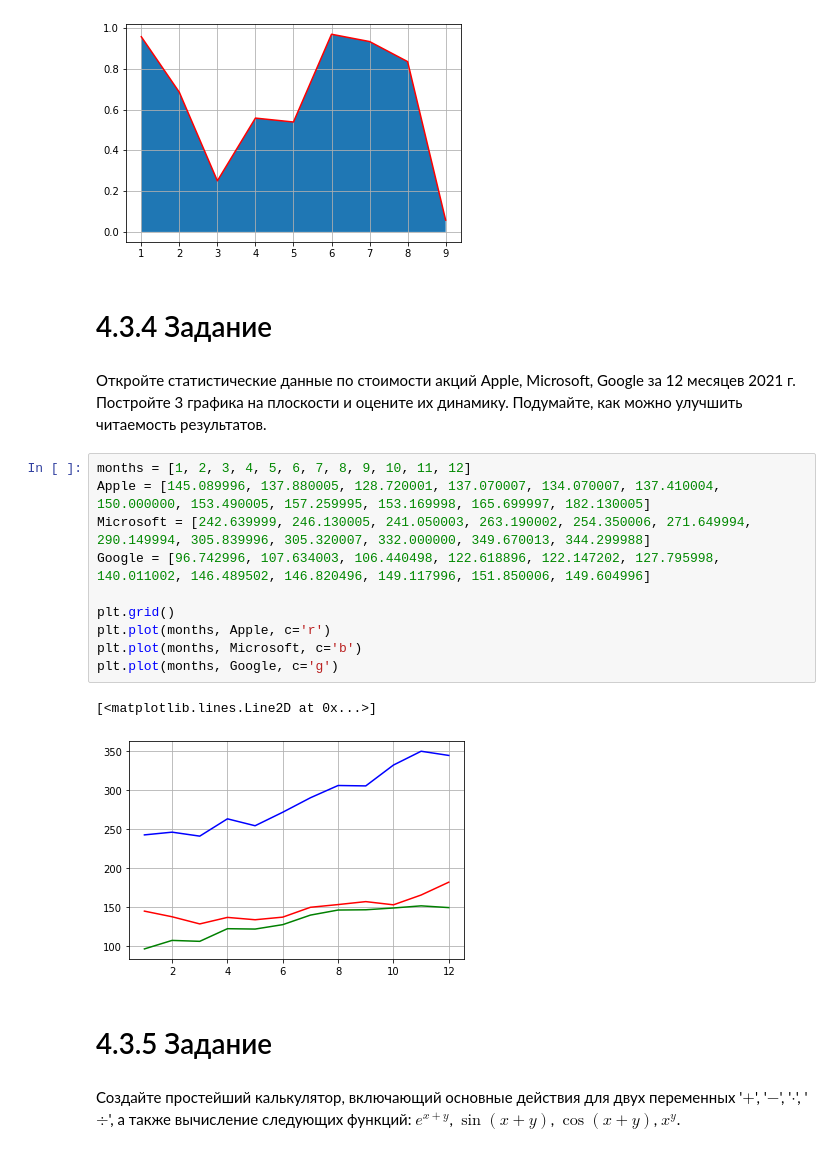
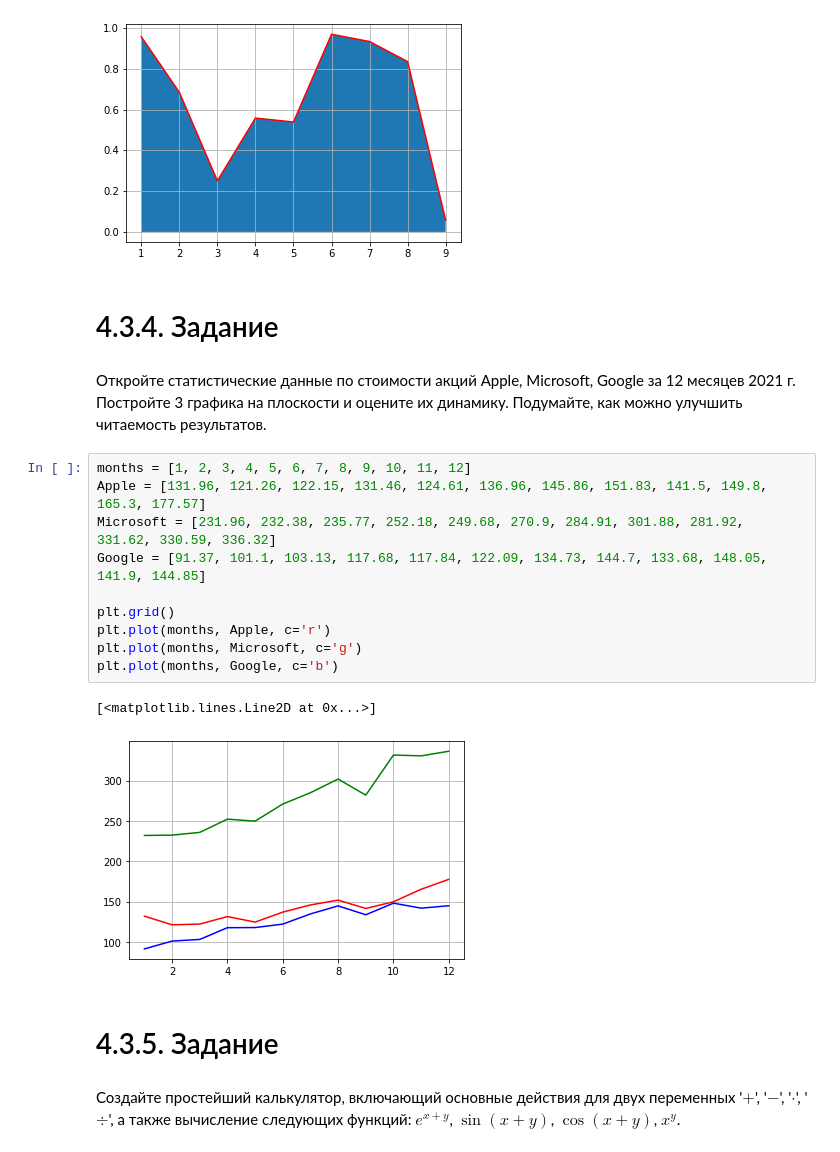
Before and after one commit to paveldm/AI-repos, a Jupyter notebook: Workbook1.ipynb, the cells around one changed output. Saved outputs shown, nothing was run; the diff lists cells and outputs as text.

```diff
--- a/Workbook1.ipynb
+++ b/Workbook1.ipynb
@@ -150,26 +296,26 @@ print(area)
 5.281433013197265
 [figure]
 # %% [markdown]
-# 4.3.4 Задание
+# 4.3.4. Задание
 # %% [markdown]
 Откройте статистические данные по стоимости акций Apple, Microsoft, Google за 12 месяцев 2021 г.
 Постройте 3 графика на плоскости и оцените их динамику.
 Подумайте, как можно улучшить читаемость результатов.
-# %%
-months = [1, 2, 3, 4, 5, 6, 7, 8, 9, 10, 11, 12]
-Apple = [145.089996, 137.880005, 128.720001, 137.070007, 134.070007, 137.410004, 150.000000, 153.490005, 157.259995, 153.169998, 165.699997, 182.130005]
-Microsoft = [242.639999, 246.130005, 241.050003, 263.190002, 254.350006, 271.649994, 290.149994, 305.839996, 305.320007, 332.000000, 349.670013, 344.299988]
-Google = [96.742996, 107.634003, 106.440498, 122.618896, 122.147202, 127.795998, 140.011002, 146.489502, 146.820496, 149.117996, 151.850006, 149.604996]
-
-plt.grid()
-plt.plot(months, Apple, c='r')
-plt.plot(months, Microsoft, c='b')
-plt.plot(months, Google, c='g')
-# %% [output]
-[<matplotlib.lines.Line2D at 0x...>]
-[figure, removed]
+# %%
+months = [1, 2, 3, 4, 5, 6, 7, 8, 9, 10, 11, 12]
+Apple = [131.96, 121.26, 122.15, 131.46, 124.61, 136.96, 145.86, 151.83, 141.5, 149.8, 165.3, 177.57]
+Microsoft = [231.96, 232.38, 235.77, 252.18, 249.68, 270.9, 284.91, 301.88, 281.92, 331.62, 330.59, 336.32]
+Google = [91.37, 101.1, 103.13, 117.68, 117.84, 122.09, 134.73, 144.7, 133.68, 148.05, 141.9, 144.85]
+
+plt.grid()
+plt.plot(months, Apple, c='r')
+plt.plot(months, Microsoft, c='g')
+plt.plot(months, Google, c='b')
+# %% [output]
+[<matplotlib.lines.Line2D at 0x...>]
+[figure, added]
 # %% [markdown]
-# 4.3.5 Задание
+# 4.3.5. Задание
 # %% [markdown]
 Создайте простейший калькулятор, включающий основные действия
 для двух переменных '$+$', '$-$', '$\cdot$', '$\div$', а также вычисление
```
Also changed, not shown: parts of 45 cells of this notebook.
